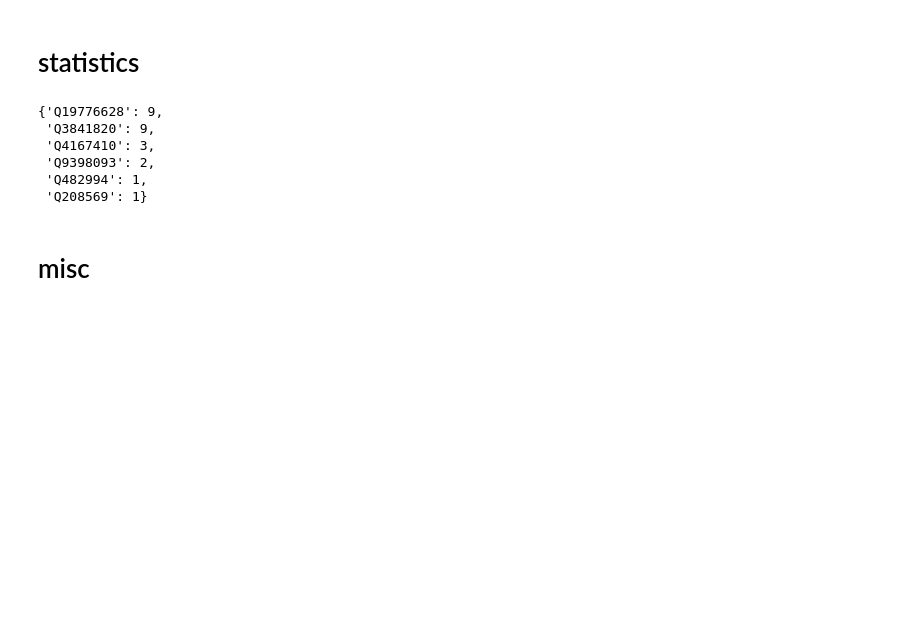
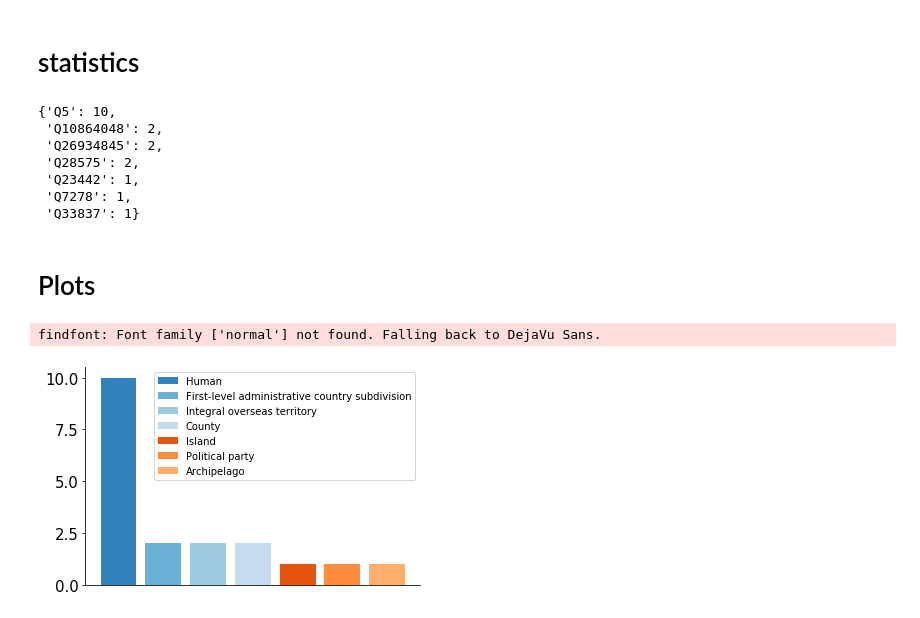
Before and after one commit to eHonnef/information-extraction, a Jupyter notebook: data_play.ipynb, the cells around one changed output. Drawn from its saved outputs; the diff is of its cells as text; code cells hidden in the pictures; blank space fills up the shorter version.

Commit message:
some issues, graphic plot

```diff
--- a/data_play.ipynb
+++ b/data_play.ipynb
@@ -94,14 +94,15 @@ def lookup(word):
 
     return {k: v for k, v in sorted(tmp_dict.items(), key=lambda item: item[1], reverse=True)}
 # %%
-a = lookup("letter")
+a = lookup("norwegian")
 a
 # %% [output]
-{'Q19776628': 9,
- 'Q3841820': 9,
- 'Q4167410': 3,
- 'Q9398093': 2,
- 'Q482994': 1,
- 'Q208569': 1}
+{'Q5': 10,
+ 'Q10864048': 2,
+ 'Q26934845': 2,
+ 'Q28575': 2,
+ 'Q23442': 1,
+ 'Q7278': 1,
+ 'Q33837': 1}
 # %% [markdown]
-# misc
+# Plots
@@ -107,0 +114,25 @@ a
+# %%
+norwegian = lookup("norwegian")
+norwegian_norm = [i for i in range(len(norwegian.keys()))]
+
+my_cmap = cm.get_cmap('tab20c')
+my_norm = Normalize(vmin=0, vmax=len(norwegian_norm))
+
+labels = ["Human", "First-level administrative country subdivision", "Integral overseas territory", "County", "Island", "Political party", "Archipelago"]
+
+plt.tick_params(axis="x", which="both", bottom=False, top=False, labelbottom=False)
+plt.gca().spines['right'].set_visible(False)
+plt.gca().spines['top'].set_visible(False)
+
+# font = {'font.family' : 'normal',
+#         'font.weight' : 'normal',
+#         'font.size'   : 10}
+
+plt.rc("ytick", labelsize=20)
+
+bar_plt = plt.bar(norwegian_norm, norwegian.values(), color=my_cmap(norwegian_norm))
+plt.legend(bar_plt, labels)
+plt.show()
+# %% [output]
+findfont: Font family ['normal'] not found. Falling back to DejaVu Sans.
+[figure, added]
```
Also changed, not shown: parts of 3 cells of this notebook, 2 other files.
